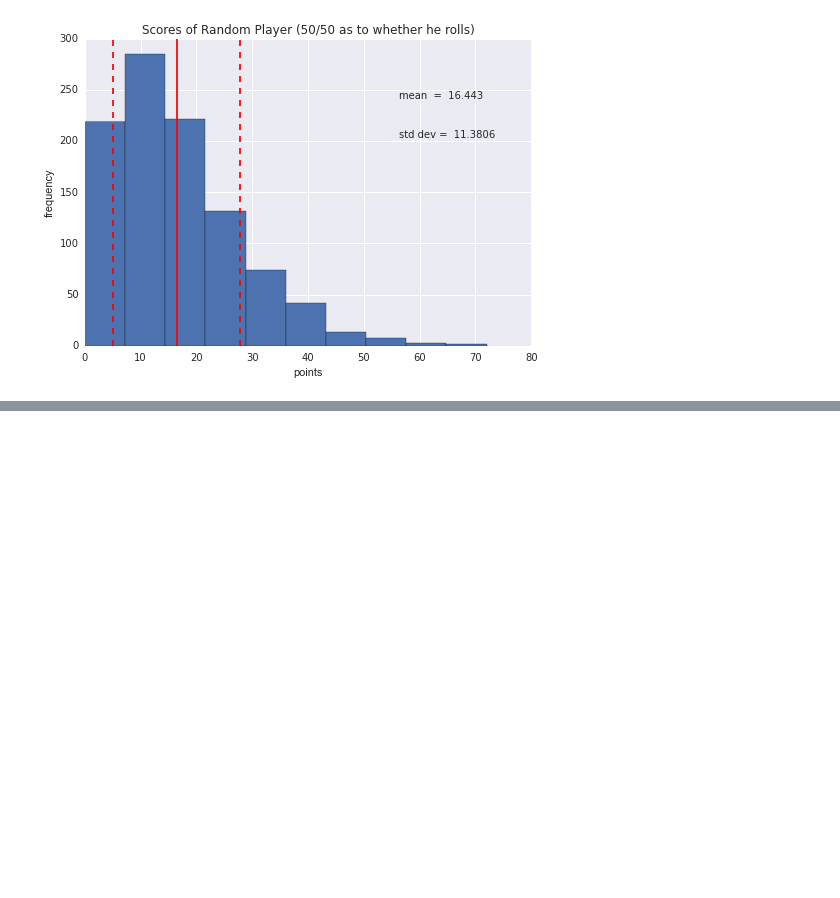
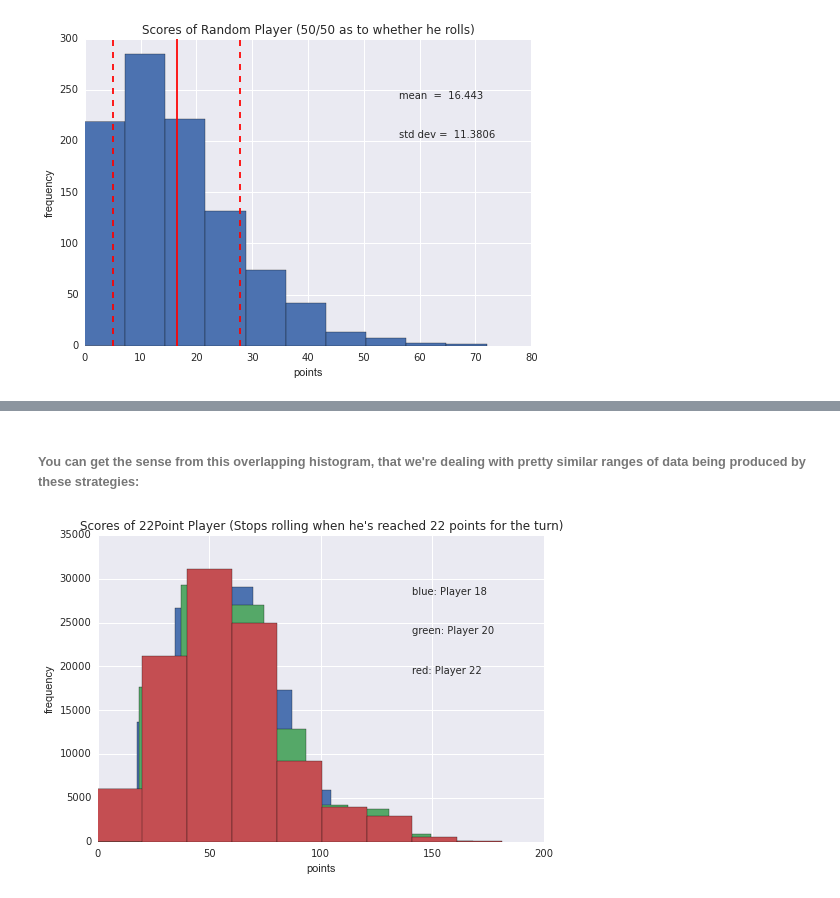
Before and after one commit to BretRunestad/some-pig, a Jupyter notebook: pig_solitaire.ipynb, the cells around one changed output, grey strips where cells are left out. Cells and saved outputs as stored; diff of their text form; code cells hidden in the pictures; blank space fills up the shorter version.

```diff
--- a/pig_solitaire.ipynb
+++ b/pig_solitaire.ipynb
@@ -277,0 +350,15 @@ plt.show()
+# %% [markdown]
+###### You can get the sense from this overlapping histogram, that we're dealing with pretty similar ranges of data being produced by these strategies:
+# %%
+plt.hist(player18_player_100000, bins= 9)
+plt.hist(player20_player_100000, bins= 9)
+plt.hist(player22_player_100000, bins= 9)
+plt.figtext(x=.67, y=.75, s="blue: Player 18")
+plt.figtext(x=.67, y=.65, s="green: Player 20")
+plt.figtext(x=.67, y=.55, s="red: Player 22")
+plt.xlabel("points")
+plt.ylabel("frequency")
+plt.title("Scores of 22Point Player (Stops rolling when he's reached 22 points for the turn)")
+plt.show()
+# %% [output]
+[figure, added]
```
Also changed, not shown: parts of 34 cells of this notebook.
